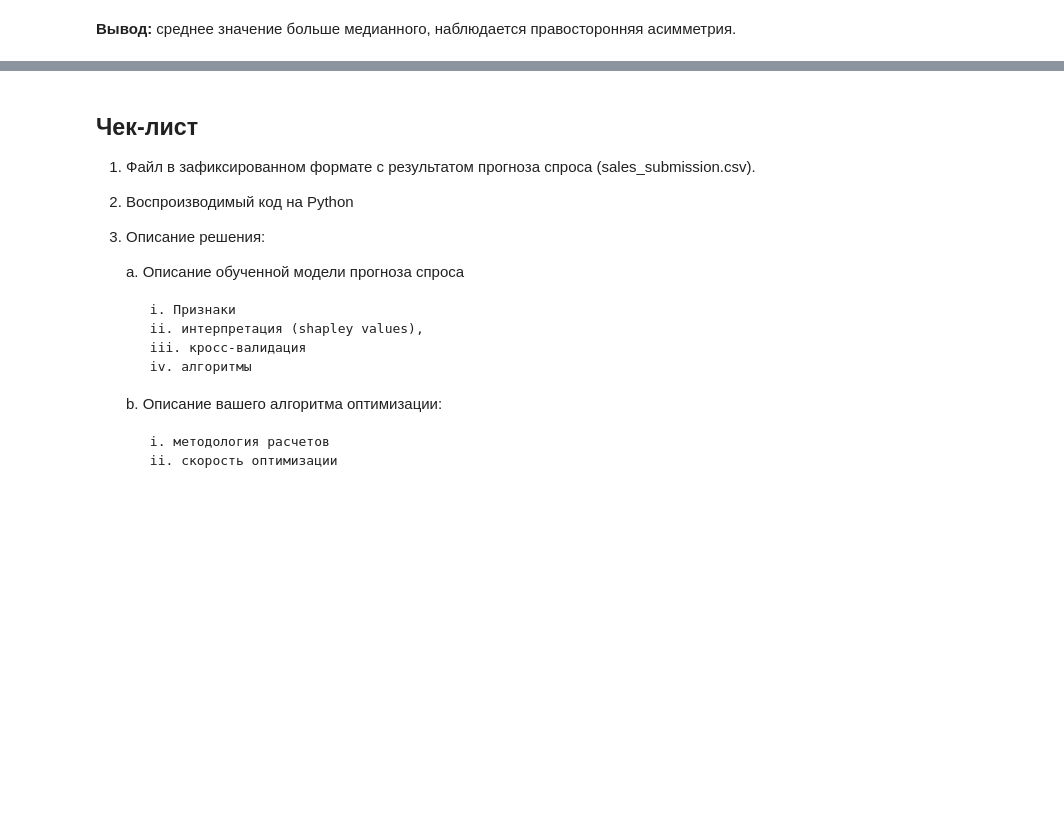
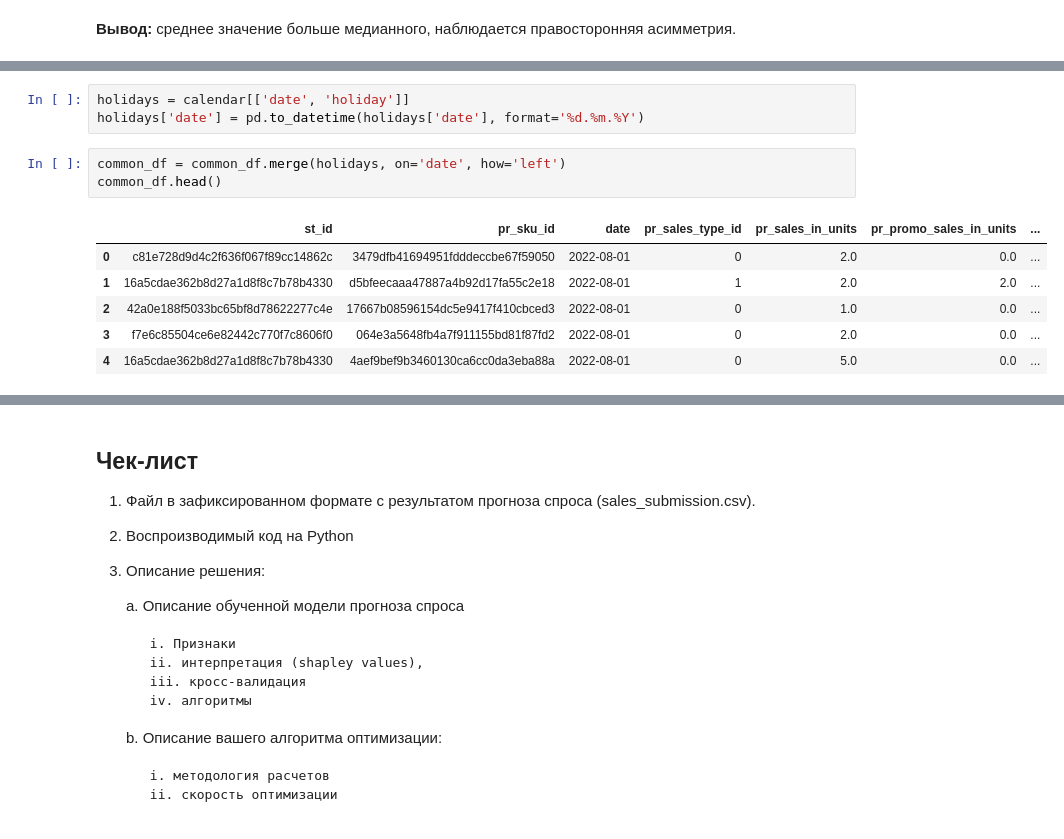
Before and after one commit to denis-42ds/demand_forecast_retailer, a Jupyter notebook: demand_forecast.ipynb, the cells around one changed output, grey strips where cells are left out. Saved outputs shown, nothing was run; the diff lists cells and outputs as text; blank space fills up the shorter version.

```diff
--- a/demand_forecast.ipynb
+++ b/demand_forecast.ipynb
@@ -369,0 +371,13 @@ calendar.sample()
+# %%
+holidays = calendar[['date', 'holiday']]
+holidays['date'] = pd.to_datetime(holidays['date'], format='%d.%m.%Y')
+# %%
+common_df = common_df.merge(holidays, on='date', how='left')
+common_df.head()
+# %% [output]
+|  | st_id | pr_sku_id | date | pr_sales_type_id | pr_sales_in_units | pr_promo_sales_in_units | ... |
+| 0 | c81e728d9d4c2f636f067f89cc14862c | 3479dfb41694951fdddeccbe67f59050 | 2022-08-01 | 0 | 2.0 | 0.0 | ... |
+| 1 | 16a5cdae362b8d27a1d8f8c7b78b4330 | d5bfeecaaa47887a4b92d17fa55c2e18 | 2022-08-01 | 1 | 2.0 | 2.0 | ... |
+| 2 | 42a0e188f5033bc65bf8d78622277c4e | 17667b08596154dc5e9417f410cbced3 | 2022-08-01 | 0 | 1.0 | 0.0 | ... |
+| 3 | f7e6c85504ce6e82442c770f7c8606f0 | 064e3a5648fb4a7f911155bd81f87fd2 | 2022-08-01 | 0 | 2.0 | 0.0 | ... |
+| 4 | 16a5cdae362b8d27a1d8f8c7b78b4330 | 4aef9bef9b3460130ca6cc0da3eba88a | 2022-08-01 | 0 | 5.0 | 0.0 | ... |
```
Also changed, not shown: parts of 24 cells of this notebook.
